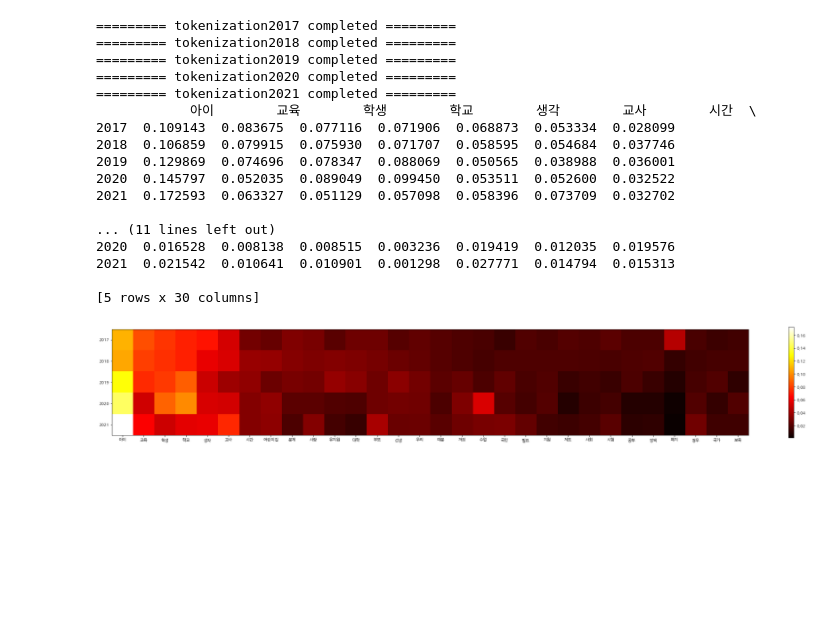
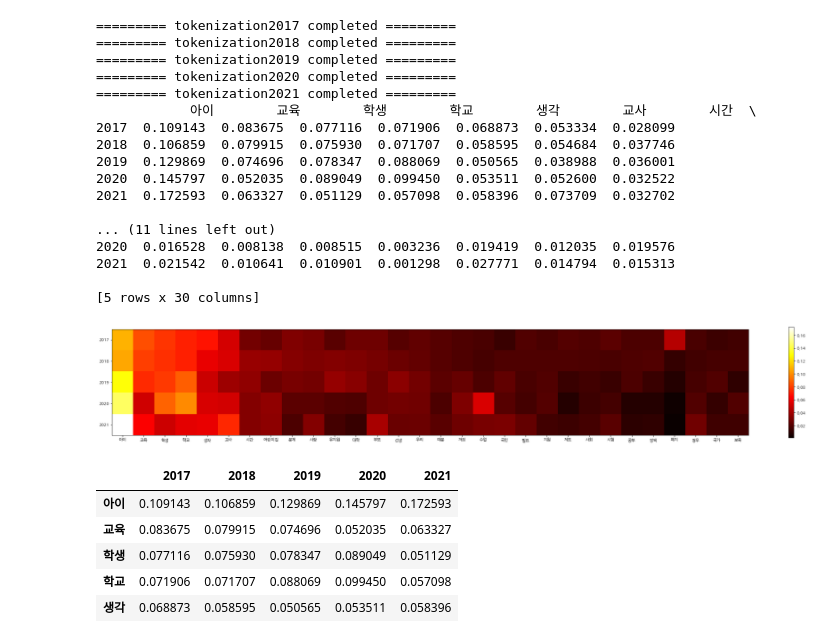
Before and after one commit to nan-noo/web-crawling, a Jupyter notebook: network.ipynb, the cells around one changed output. Cells and saved outputs as stored; diff of their text form; code cells hidden in the pictures; blank space fills up the shorter version.

```diff
--- a/network.ipynb
+++ b/network.ipynb
@@ -287,3 +287,13 @@ plt.colorbar()
 plt.show()
 # %% [output]
 [figure]
+# %%
+df_h2 = df_h2.transpose()
+df_h2.head()
+# %% [output]
+|  | 2017 | 2018 | 2019 | 2020 | 2021 |
+| 아이 | 0.109143 | 0.106859 | 0.129869 | 0.145797 | 0.172593 |
+| 교육 | 0.083675 | 0.079915 | 0.074696 | 0.052035 | 0.063327 |
+| 학생 | 0.077116 | 0.075930 | 0.078347 | 0.089049 | 0.051129 |
+| 학교 | 0.071906 | 0.071707 | 0.088069 | 0.099450 | 0.057098 |
+| 생각 | 0.068873 | 0.058595 | 0.050565 | 0.053511 | 0.058396 |
```
Also changed, not shown: parts of 1 cell of this notebook.
